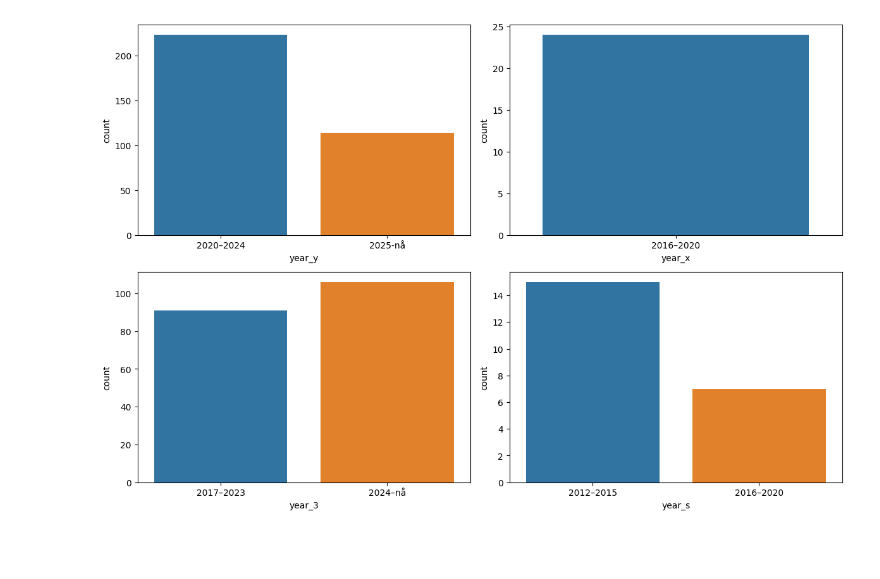
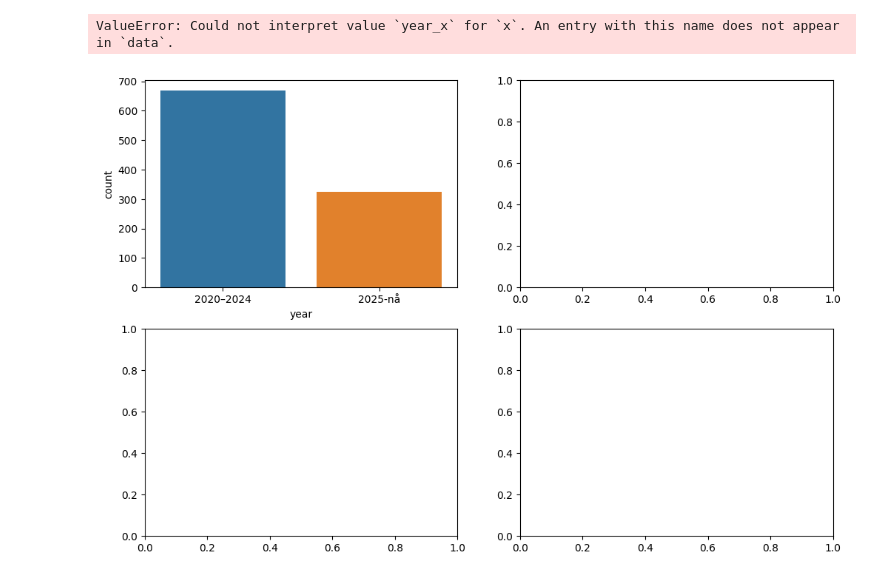
Before and after one commit to jkaste03/visual-vehicle-recognition-varying-lighting-conditions, a Jupyter notebook: notebooks/plot.ipynb, the cells around one changed output. Cells and saved outputs as stored; diff of their text form; code cells hidden in the pictures; blank space fills up the shorter version.

```diff
--- a/notebooks/plot.ipynb
+++ b/notebooks/plot.ipynb
@@ -3,9 +3,8 @@ import pandas as pd
 import seaborn as sns
 import matplotlib.pyplot as plt
 # %%
-df = pd.read_csv("John-Oscar.csv")
-df = df[["color", "image",
-         "lighting", "model", "year_3", "year_s", "year_x", "year_y"]]
+df = pd.read_csv('../annotations/internal.csv')
+
 
 y = df[df["model"] == "Y"]
 x = df[df["model"] == "X"]
@@ -14,13 +18,14 @@ s = df[df["model"] == "S"]
 # %%
 
 fig, axes = plt.subplots(2, 2, figsize=(12, 8))
 
-sns.countplot(x='year_y', data=y, ax=axes[0, 0], hue="year_y")
-sns.countplot(x='year_x', data=x, ax=axes[0, 1], hue="year_x")
-sns.countplot(x='year_3', data=e, ax=axes[1, 0], hue="year_3")
-sns.countplot(x='year_s', data=s, ax=axes[1, 1], hue="year_s")
+sns.countplot(x='year', data=y, ax=axes[0, 0], hue="year")
+sns.countplot(x='year', data=x, ax=axes[0, 1], hue="year")
+sns.countplot(x='year', data=e, ax=axes[1, 0], hue="year")
+sns.countplot(x='year', data=s, ax=axes[1, 1], hue="year")
 
 plt.tight_layout()
 plt.show()
 # %% [output]
+ValueError: Could not interpret value `year_x` for `x`. An entry with this name does not appear in `data`.
-[figure, old version]
+[figure, new version]
```
Also changed, not shown: parts of 1 cell of this notebook, 1 other file.
